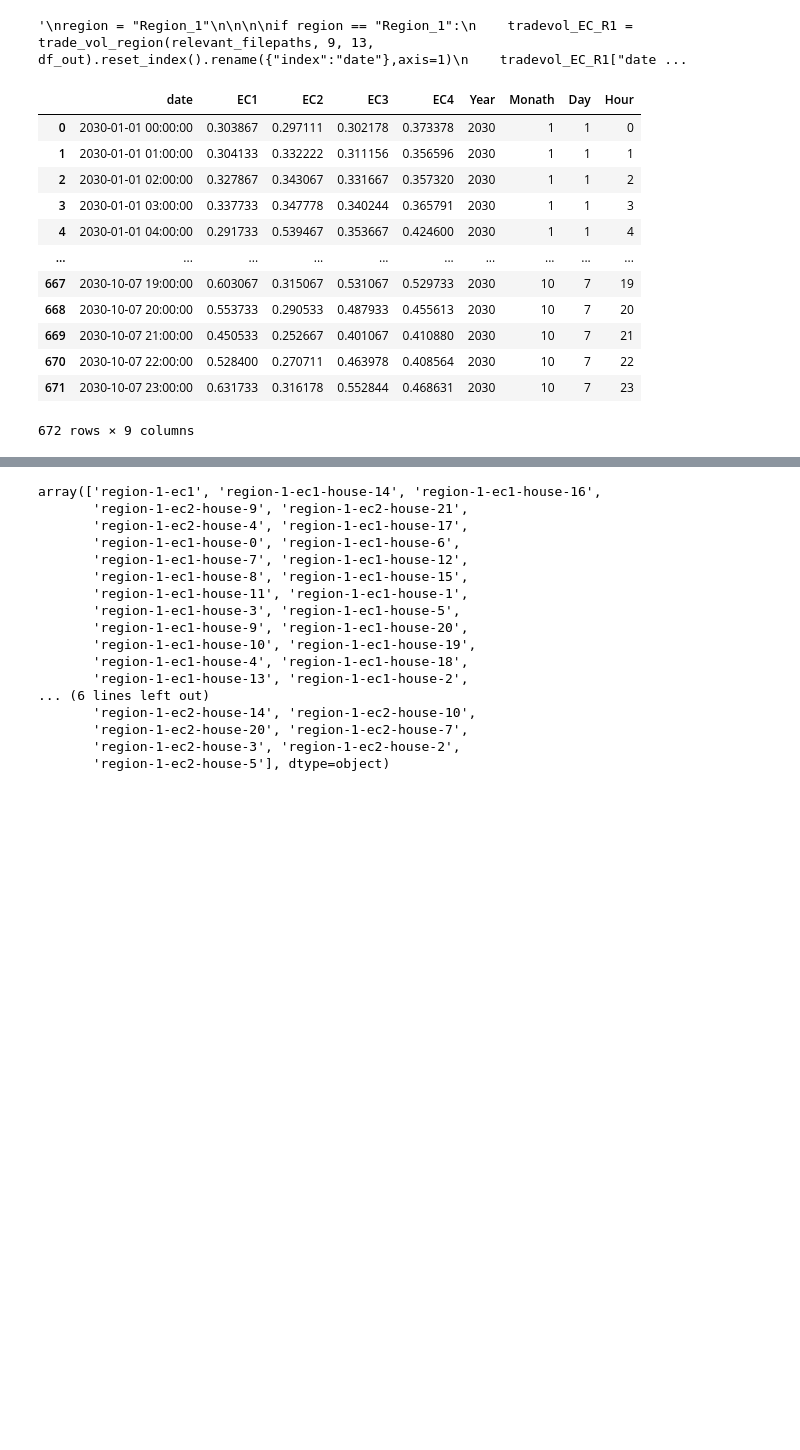
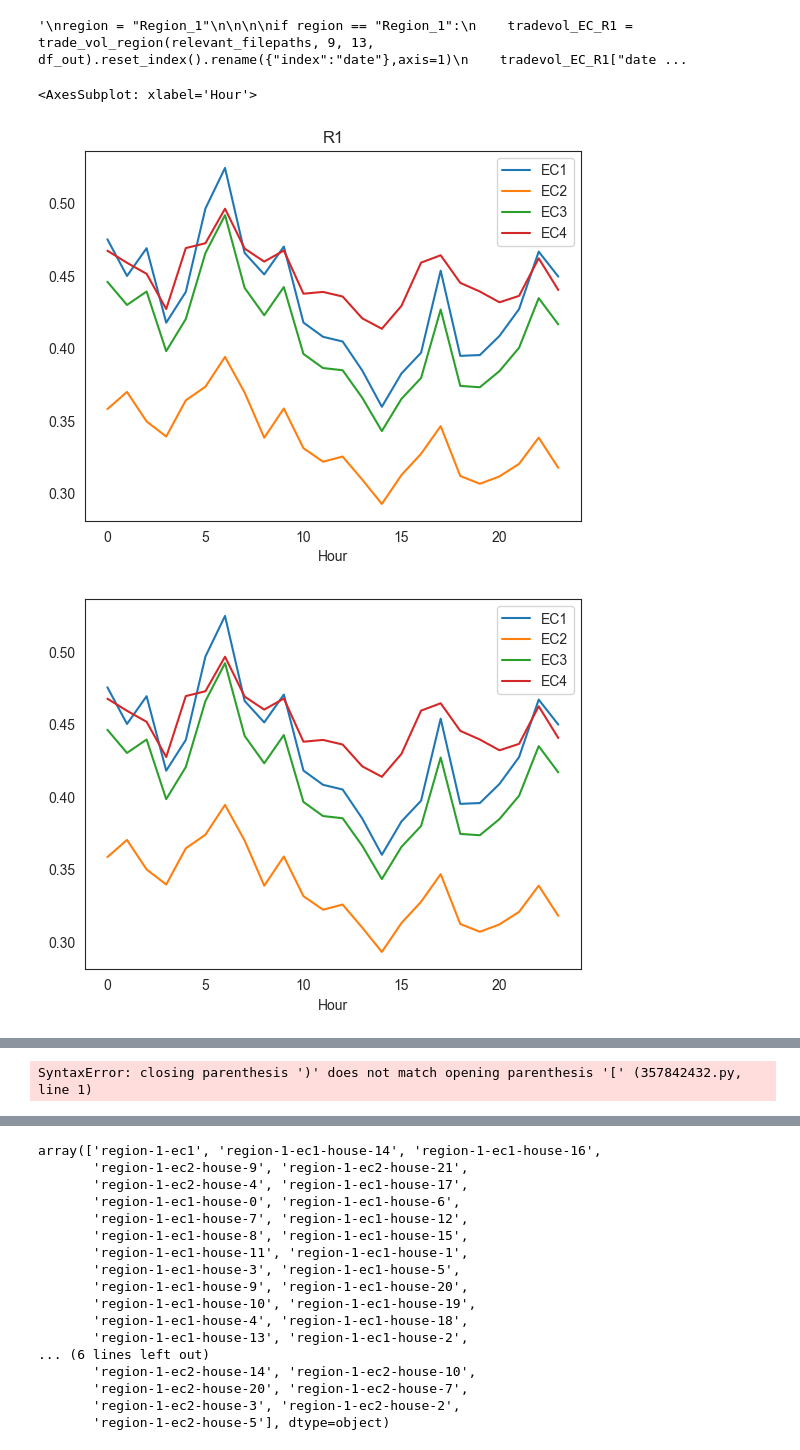
Before and after one commit to jochenmadler/fim_fit, a Jupyter notebook: GSy_KPI_calculation/01_processing/functions_test_MKa.ipynb, the cells around one changed output, grey strips where cells are left out. Saved outputs shown, nothing was run; the diff lists cells and outputs as text; code cells hidden in the pictures; blank space fills up the shorter version.

```diff
--- a/GSy_KPI_calculation/01_processing/functions_test_MKa.ipynb
+++ b/GSy_KPI_calculation/01_processing/functions_test_MKa.ipynb
@@ -313,19 +287,31 @@ tradevol_EC_R1
 507
 508
 '\nregion = "Region_1"\n\n\n\nif region == "Region_1":\n    tradevol_EC_R1 = trade_vol_region(relevant_filepaths, 9, 13, df_out).reset_index().rename({"index":"date"},axis=1)\n    tradevol_EC_R1["date ...
-# %%
-tradevol_EC_R1
-# %% [output]
-|  | date | EC1 | EC2 | EC3 | EC4 | Year | Monath | Day | Hour |
-| 0 | 2030-01-01 00:00:00 | 0.303867 | 0.297111 | 0.302178 | 0.373378 | 2030 | 1 | 1 | 0 |
-| 1 | 2030-01-01 01:00:00 | 0.304133 | 0.332222 | 0.311156 | 0.356596 | 2030 | 1 | 1 | 1 |
-| 2 | 2030-01-01 02:00:00 | 0.327867 | 0.343067 | 0.331667 | 0.357320 | 2030 | 1 | 1 | 2 |
-| 3 | 2030-01-01 03:00:00 | 0.337733 | 0.347778 | 0.340244 | 0.365791 | 2030 | 1 | 1 | 3 |
-| 4 | 2030-01-01 04:00:00 | 0.291733 | 0.539467 | 0.353667 | 0.424600 | 2030 | 1 | 1 | 4 |
-| ... | ... | ... | ... | ... | ... | ... | ... | ... | ... |
-| 667 | 2030-10-07 19:00:00 | 0.603067 | 0.315067 | 0.531067 | 0.529733 | 2030 | 10 | 7 | 19 |
-| 668 | 2030-10-07 20:00:00 | 0.553733 | 0.290533 | 0.487933 | 0.455613 | 2030 | 10 | 7 | 20 |
-| 669 | 2030-10-07 21:00:00 | 0.450533 | 0.252667 | 0.401067 | 0.410880 | 2030 | 10 | 7 | 21 |
-| 670 | 2030-10-07 22:00:00 | 0.528400 | 0.270711 | 0.463978 | 0.408564 | 2030 | 10 | 7 | 22 |
-| 671 | 2030-10-07 23:00:00 | 0.631733 | 0.316178 | 0.552844 | 0.468631 | 2030 | 10 | 7 | 23 |
-672 rows × 9 columns
+# %%
+#Groupby Year and Hour to get average of trade volume within each EC of every Region
+
+tradvol_EC_R1_Day=tradevol_EC_R1.groupby(["Year","Hour"])["EC1","EC2", "EC3", "EC4"].mean().reset_index()
+tradvol_EC_R2_Day=tradevol_EC_R2.groupby(["Year","Hour"])["EC1","EC2", "EC3", "EC4"].mean().reset_index()
+tradvol_EC_R3_Day=tradevol_EC_R3.groupby(["Year","Hour"])["EC1","EC2", "EC3", "EC4"].mean().reset_index()
+tradvol_EC_R4_Day=tradevol_EC_R4.groupby(["Year","Hour"])["EC1","EC2", "EC3", "EC4"].mean().reset_index()
+tradvol_EC_R5_Day=tradevol_EC_R5.groupby(["Year","Hour"])["EC1","EC2", "EC3", "EC4"].mean().reset_index()
+tradvol_EC_R6_Day=tradevol_EC_R6.groupby(["Year","Hour"])["EC1","EC2", "EC3", "EC4"].mean().reset_index()
+
+#Plot average trade volume at a day within each EC for each region
+
+tradvol_EC_R1_Day.plot(x='Hour', y=['EC1','EC2','EC3','EC4'])
+plt.title("R1")
+tradvol_EC_R2_Day.plot(x='Hour', y=['EC1','EC2','EC3','EC4'])
+plt.title("R2")
+tradvol_EC_R3_Day.plot(x='Hour', y=['EC1','EC2','EC3','EC4'])
+plt.title("R3")
+tradvol_EC_R4_Day.plot(x='Hour', y=['EC1','EC2','EC3','EC4'])
+plt.title("R4")
+tradvol_EC_R5_Day.plot(x='Hour', y=['EC1','EC2','EC3','EC4'])
+plt.title("R5")
+tradvol_EC_R6_Day.plot(x='Hour', y=['EC1','EC2','EC3','EC4'])
+plt.title("R6")
+# %% [output]
+<AxesSubplot: xlabel='Hour'>
+[figure, added]
+[figure, added]
@@ -332,2 +322,6 @@ tradevol_EC_R1
+# %%
+tradvol_R1_Day= pd.concat([tradevol_EC_R1.groupby(["Year","Hour"])["EC1","EC2", "EC3", "EC4"].mean().reset_index())
+# %% [output]
+SyntaxError: closing parenthesis ')' does not match opening parenthesis '[' (357842432.py, line 1)
 # %%
 #Group by Day to get avg over all days
```
Also changed, not shown: parts of 3 cells of this notebook.
